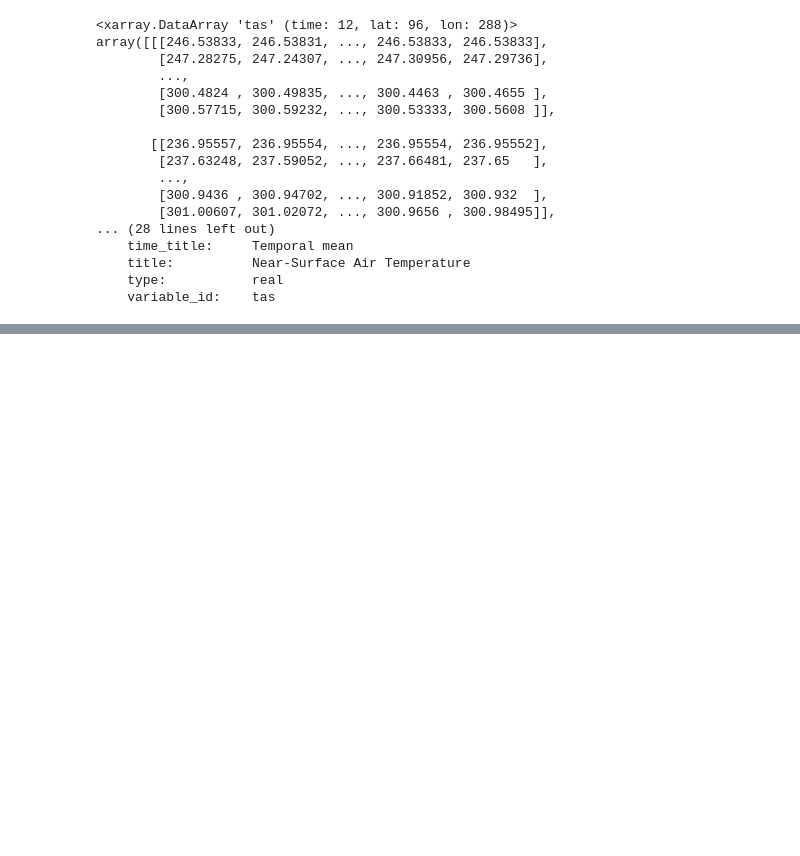
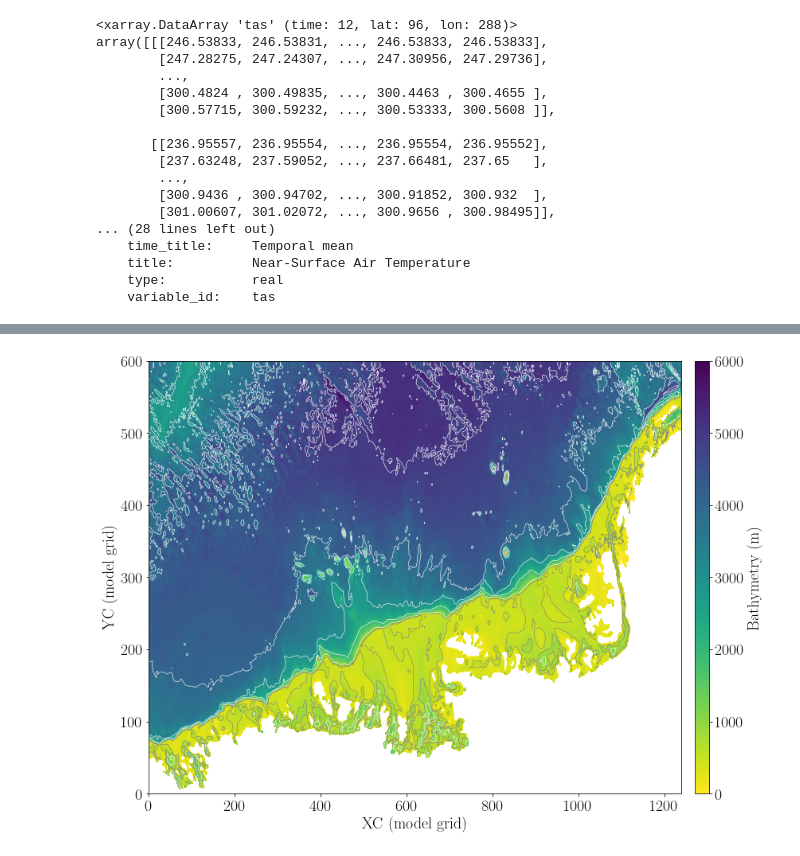
Before and after one commit to ruth-moorman/xarray-tutorial-surf23, a Jupyter notebook: introduction-to-xarray.ipynb, the cells around one changed output, grey strips where cells are left out. Cells and saved outputs as stored; diff of their text form; code cells hidden in the pictures; blank space fills up the shorter version.

```diff
--- a/introduction-to-xarray.ipynb
+++ b/introduction-to-xarray.ipynb
@@ -215,0 +268,3 @@ array([[[246.53833, 246.53831, ..., 246.53833, 246.53833],
+# %%
+bathy = xr.open_dataset('bathy.nc')
+bathy
@@ -215,0 +281,18 @@ array([[[246.53833, 246.53831, ..., 246.53833, 246.53833],
+# %%
+fig, (ax) = plt.subplots(1, 1, figsize=(12,10))
+# bathy shading
+c = ax.pcolormesh(-bathy.bathy, cmap='viridis_r', vmax=6000, vmin=0)
+# bathy contours
+ax.contour(-bathy.bathy, levels = [1000,2000,3000,4000,5000], colors=['white'], linewidths=0.6)
+ax.contour(-bathy.bathy, levels = [500,750], colors=['grey'], linewidths=0.6)
+
+# axis labels
+ax.set_xlabel('XC (model grid)')
+ax.set_ylabel('YC (model grid)')
+cax = fig.add_axes([0.92, 0.125, 0.02, 0.755])
+cbar=plt.colorbar(c,cax = cax,orientation='vertical')
+cbar.set_label('Bathymetry (m)', fontsize = 20)
+
+plt.show()
+# %% [output]
+[figure, added]
```
Also changed, not shown: parts of 8 cells of this notebook.
